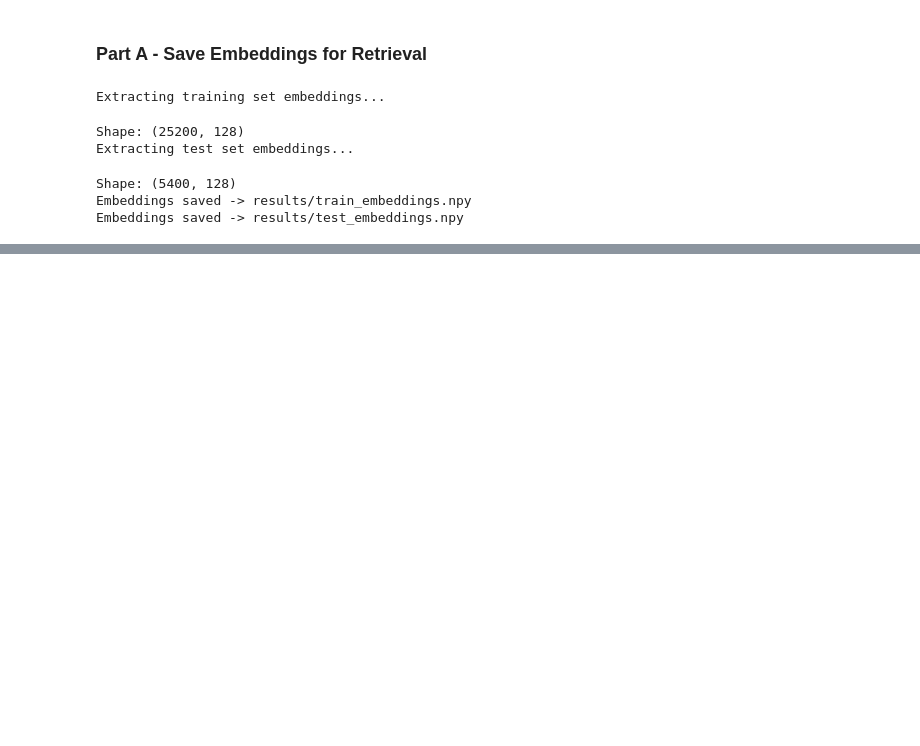
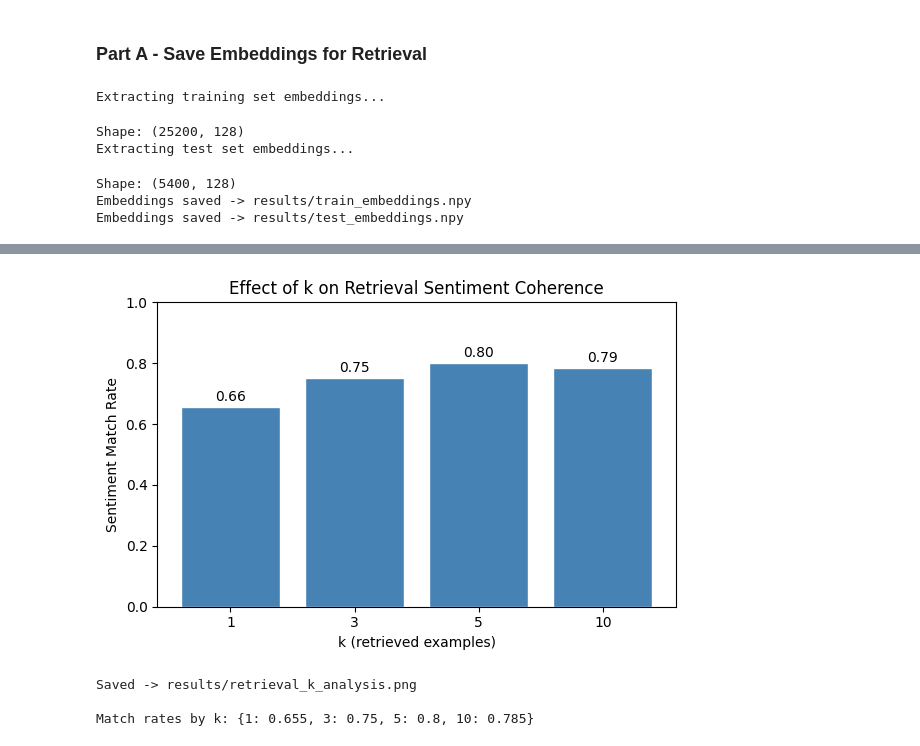
Before and after one commit to abeer-fatima47/i232643-NLP-Assignment3, a Jupyter notebook: i232643-NLP-Assignment3.ipynb, the cells around one changed output, grey strips where cells are left out. Cells and saved outputs as stored; diff of their text form; code cells hidden in the pictures; blank space fills up the shorter version.

Commit message:
Part B: Retrieval Module

```diff
--- a/i232643-NLP-Assignment3.ipynb
+++ b/i232643-NLP-Assignment3.ipynb
@@ -795,0 +890,37 @@ Embeddings saved -> results/test_embeddings.npy
+# %%
+# Effect of k on Sentiment Match Rate
+
+k_values = [1, 3, 5, 10]
+n_eval   = 200   # evaluate on 200 test queries for speed
+
+match_rates = []
+for k_val in k_values:
+    matches = 0
+    for i in range(n_eval):
+        q_emb = test_embeddings_norm[i]
+        q_sent = rating_to_sentiment(test_data[i]['rating'])
+        retrieved = retriever.search(q_emb, k=k_val)
+        r_sents = [rating_to_sentiment(r['rating']) for r in retrieved]
+        # Count match if majority of retrieved have the same sentiment
+        if r_sents.count(q_sent) > k_val / 2:
+            matches += 1
+    match_rates.append(matches / n_eval)
+
+fig, ax = plt.subplots(figsize=(6, 4))
+ax.bar([str(k) for k in k_values], match_rates, color='steelblue', edgecolor='white')
+ax.set_xlabel('k (retrieved examples)')
+ax.set_ylabel('Sentiment Match Rate')
+ax.set_title('Effect of k on Retrieval Sentiment Coherence')
+ax.set_ylim(0, 1)
+for x, y in zip(range(len(k_values)), match_rates):
+    ax.text(x, y + 0.01, f'{y:.2f}', ha='center', va='bottom', fontsize=10)
+plt.tight_layout()
+plt.savefig('results/retrieval_k_analysis.png', bbox_inches='tight')
+plt.show()
+print('Saved -> results/retrieval_k_analysis.png')
+print('\nMatch rates by k:', dict(zip(k_values, match_rates)))
+# %% [output]
+[figure, added]
+Saved -> results/retrieval_k_analysis.png
+
+Match rates by k: {1: 0.655, 3: 0.75, 5: 0.8, 10: 0.785}
```
Also changed, not shown: parts of 4 cells of this notebook.
